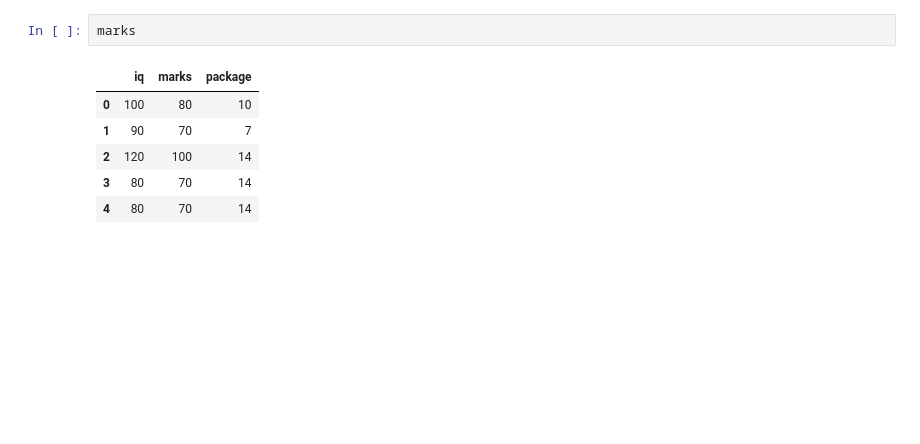
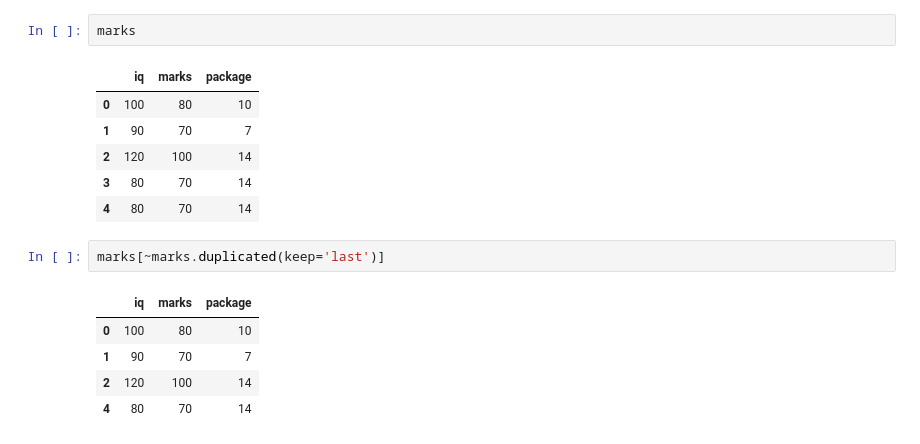
Before and after one commit to ShehrazSarwar/Python-Data-Analysis, a Jupyter notebook: Pandas DataFrame/Important_DataFrame_Methods.ipynb, the cells around one changed output. Cells and saved outputs as stored; diff of their text form; blank space fills up the shorter version.

```diff
--- a/Pandas DataFrame/Important_DataFrame_Methods.ipynb
+++ b/Pandas DataFrame/Important_DataFrame_Methods.ipynb
@@ -605,3 +616,11 @@ marks
 | 2 | 120 | 100 | 14 |
 | 3 | 80 | 70 | 14 |
 | 4 | 80 | 70 | 14 |
+# %%
+marks[~marks.duplicated(keep='last')]
+# %% [output]
+|  | iq | marks | package |
+| 0 | 100 | 80 | 10 |
+| 1 | 90 | 70 | 7 |
+| 2 | 120 | 100 | 14 |
+| 4 | 80 | 70 | 14 |
```
Also changed, not shown: parts of 4 cells of this notebook.
